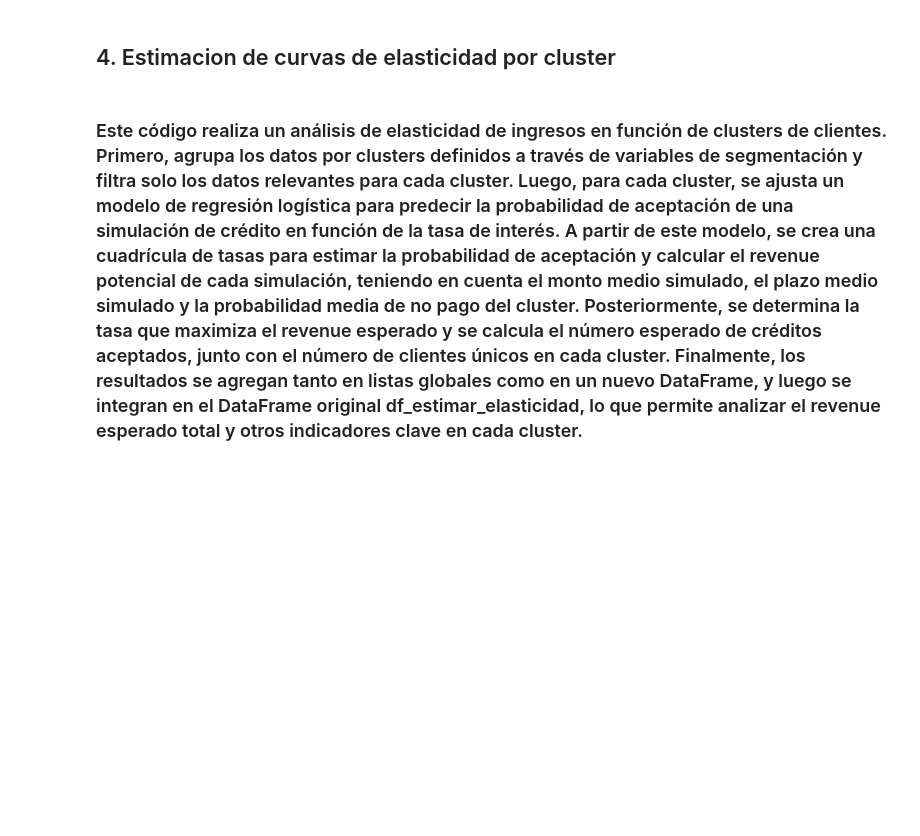
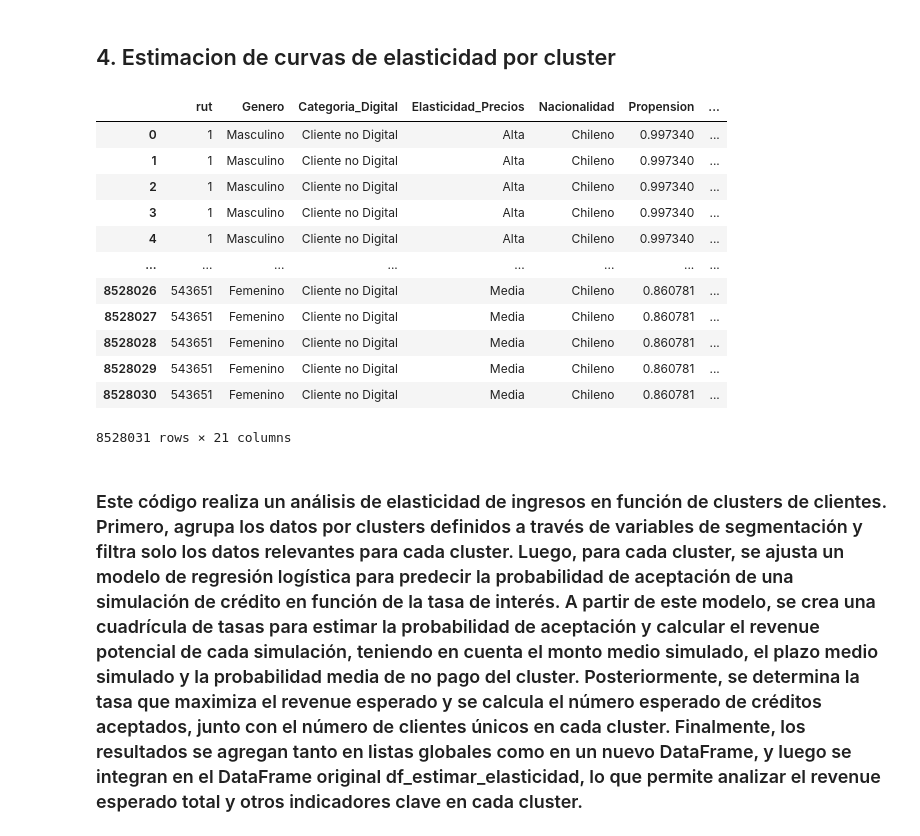
Before and after one commit to JosepVargasf/capstone_g11_2024-2, a Jupyter notebook: Procesamiento de datos/procesamiento_2.ipynb, the cells around one changed output. Cells and saved outputs as stored; diff of their text form; code cells hidden in the pictures; blank space fills up the shorter version.

```diff
--- a/Procesamiento de datos/procesamiento_2.ipynb
+++ b/Procesamiento de datos/procesamiento_2.ipynb
@@ -234,9 +234,25 @@ asignacion_clusters = df[['rut', 'categoria_clusterizacion', 'categoria_clusteri
 # %%
 # Realizar una unión entre 'df_simulaciones_e_informacion_de_clientes_ventas' y 'asignacion_clusters' usando la columna 'rut' como clave
 # Esta unión ('merge') se realiza con 'how="left"', lo que asegura que todos los registros de 'df_simulaciones_e_informacion_de_clientes_ventas'
 # se conserven, incluyendo aquellos sin coincidencia en 'asignacion_clusters'.
 # La finalidad es agregar la información de clusterización (categoría y código numérico) al DataFrame de simulaciones y ventas.
 df_estimar_elasticidad = pd.merge(df_simulaciones_e_informacion_de_clientes_ventas, asignacion_clusters, on='rut', how='left')
+
+df_estimar_elasticidad
+# %% [output]
+|  | rut | Genero | Categoria_Digital | Elasticidad_Precios | Nacionalidad | Propension | ... |
+| 0 | 1 | Masculino | Cliente no Digital | Alta | Chileno | 0.997340 | ... |
+| 1 | 1 | Masculino | Cliente no Digital | Alta | Chileno | 0.997340 | ... |
+| 2 | 1 | Masculino | Cliente no Digital | Alta | Chileno | 0.997340 | ... |
+| 3 | 1 | Masculino | Cliente no Digital | Alta | Chileno | 0.997340 | ... |
+| 4 | 1 | Masculino | Cliente no Digital | Alta | Chileno | 0.997340 | ... |
+| ... | ... | ... | ... | ... | ... | ... | ... |
+| 8528026 | 543651 | Femenino | Cliente no Digital | Media | Chileno | 0.860781 | ... |
+| 8528027 | 543651 | Femenino | Cliente no Digital | Media | Chileno | 0.860781 | ... |
+| 8528028 | 543651 | Femenino | Cliente no Digital | Media | Chileno | 0.860781 | ... |
+| 8528029 | 543651 | Femenino | Cliente no Digital | Media | Chileno | 0.860781 | ... |
+| 8528030 | 543651 | Femenino | Cliente no Digital | Media | Chileno | 0.860781 | ... |
+8528031 rows × 21 columns
 # %% [markdown]
 ### Este código realiza un análisis de elasticidad de ingresos en función de clusters de clientes. Primero, agrupa los datos por clusters definidos a través de variables de segmentación y filtra solo los datos relevantes para cada cluster. Luego, para cada cluster, se ajusta un modelo de regresión logística para predecir la probabilidad de aceptación de una simulación de crédito en función de la tasa de interés. A partir de este modelo, se crea una cuadrícula de tasas para estimar la probabilidad de aceptación y calcular el revenue potencial de cada simulación, teniendo en cuenta el monto medio simulado, el plazo medio simulado y la probabilidad media de no pago del cluster. Posteriormente, se determina la tasa que maximiza el revenue esperado y se calcula el número esperado de créditos aceptados, junto con el número de clientes únicos en cada cluster. Finalmente, los resultados se agregan tanto en listas globales como en un nuevo DataFrame, y luego se integran en el DataFrame original df_estimar_elasticidad, lo que permite analizar el revenue esperado total y otros indicadores clave en cada cluster.
 # %%
```
Also changed, not shown: parts of 3 cells of this notebook.
